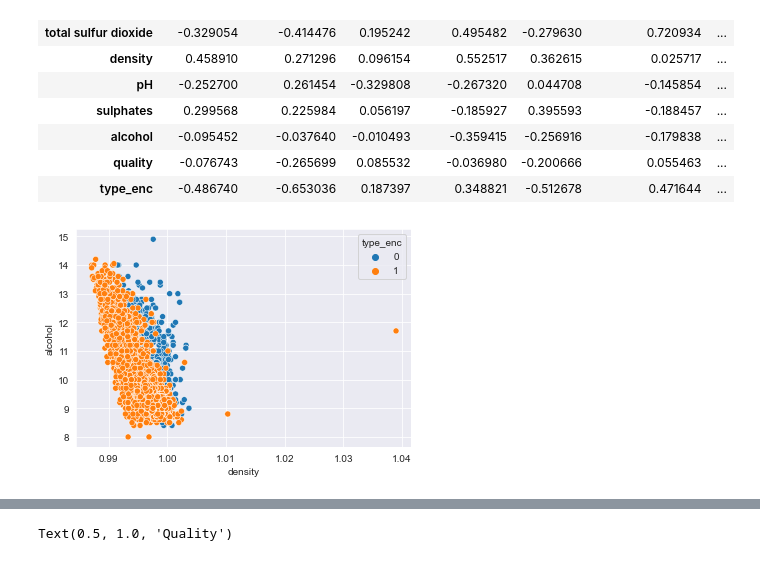
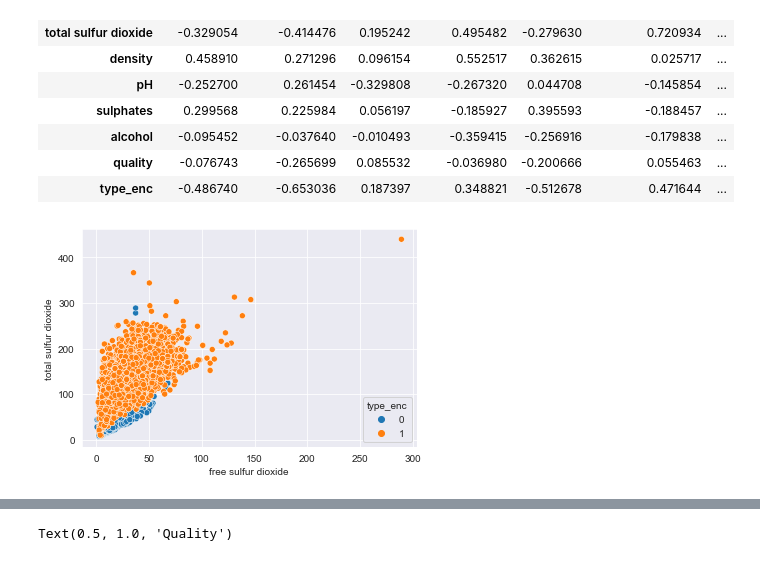
Before and after one commit to CherifYasmine/wine-quality-prediction, a Jupyter notebook: wine-quality-prediction.ipynb, the cells around one changed output, grey strips where cells are left out. Drawn from its saved outputs; the diff is of its cells as text; code cells hidden in the pictures.

```diff
--- a/wine-quality-prediction.ipynb
+++ b/wine-quality-prediction.ipynb
@@ -136,10 +164,10 @@ corr.style.background_gradient(cmap='coolwarm')
 | quality | -0.076743 | -0.265699 | 0.085532 | -0.036980 | -0.200666 | 0.055463 | ... |
 | type_enc | -0.486740 | -0.653036 | 0.187397 | 0.348821 | -0.512678 | 0.471644 | ... |
 # %%
-# We show the scatter plot of the most correlated features which are density and alcohol
-sns.scatterplot(data=df, x='density', y='alcohol', hue='type_enc')
+# We show the scatter plot of the most correlated features which are total sulfur dioxide and free sulfur dioxide
+sns.scatterplot(data=df, x='free sulfur dioxide', y='total sulfur dioxide', hue='type_enc')
 plt.show()
 # %% [output]
-[figure, old version]
+[figure, new version]
 # %%
 # We noticed there are outlier entries in the data so we're going to remove them from the dataset
```
Also changed, not shown: parts of 25 cells of this notebook, 1 other file.
